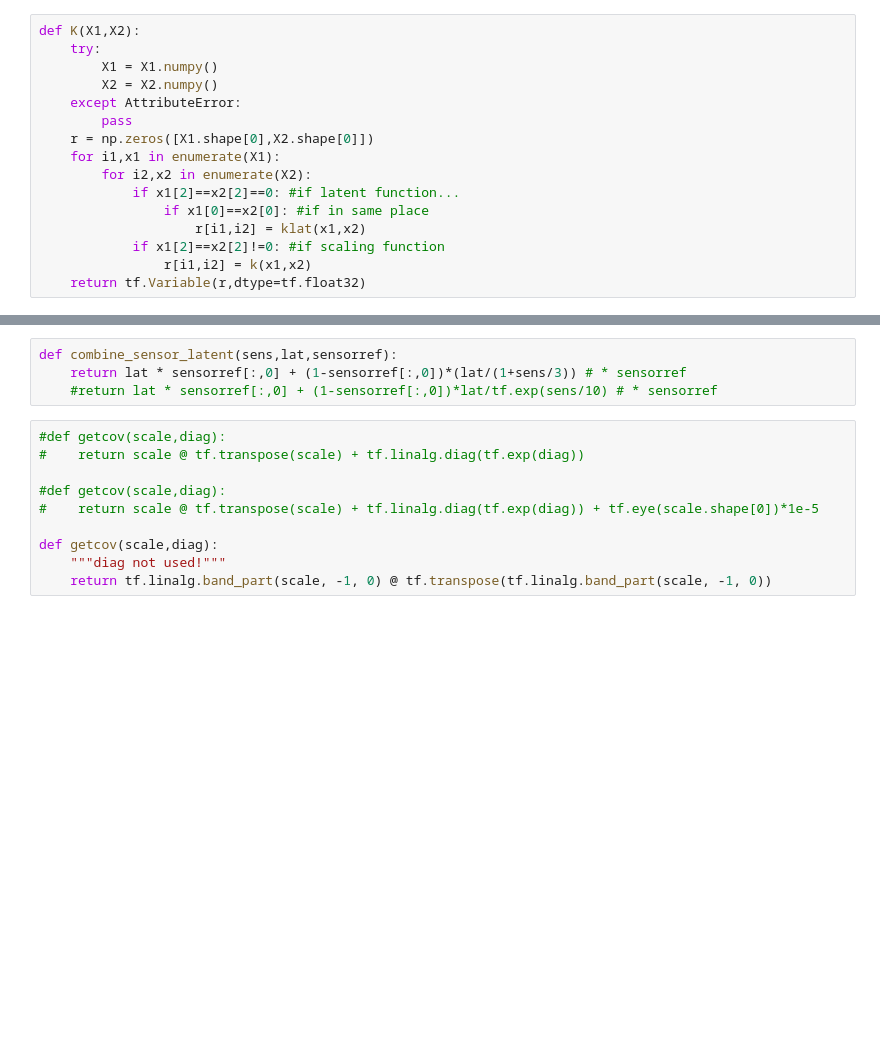
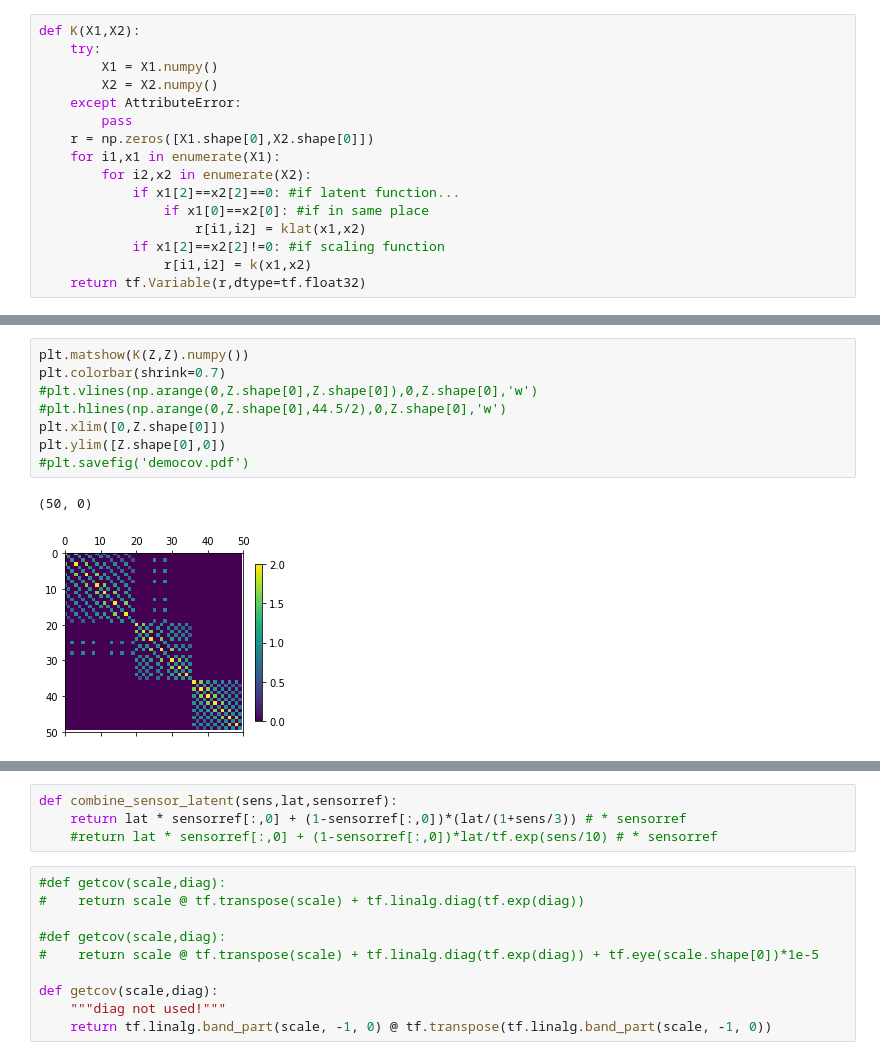
Before and after one commit to lionfish0/experimentation, a Jupyter notebook: VI From math to code-Done-different kernels.ipynb, the cells around one changed output, grey strips where cells are left out. Drawn from its saved outputs; the diff is of its cells as text; blank space fills up the shorter version.

```diff
--- a/VI From math to code-Done-different kernels.ipynb
+++ b/VI From math to code-Done-different kernels.ipynb
@@ -112,0 +120,11 @@ plt.savefig('democov.pdf')
+# %%
+plt.matshow(K(Z,Z).numpy())
+plt.colorbar(shrink=0.7)
+#plt.vlines(np.arange(0,Z.shape[0],Z.shape[0]),0,Z.shape[0],'w')
+#plt.hlines(np.arange(0,Z.shape[0],44.5/2),0,Z.shape[0],'w')
+plt.xlim([0,Z.shape[0]])
+plt.ylim([Z.shape[0],0])
+#plt.savefig('democov.pdf')
+# %% [output]
+(50, 0)
+[figure, added]
```
Also changed, not shown: parts of 18 cells of this notebook.
